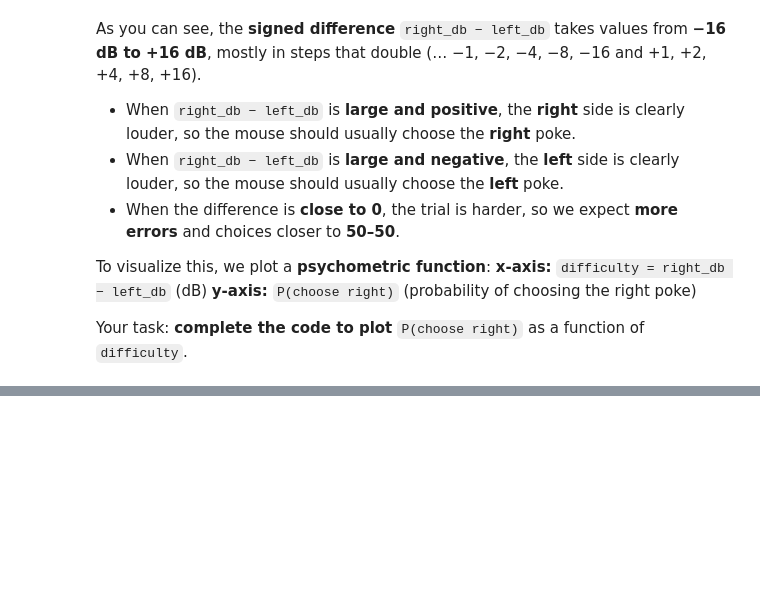
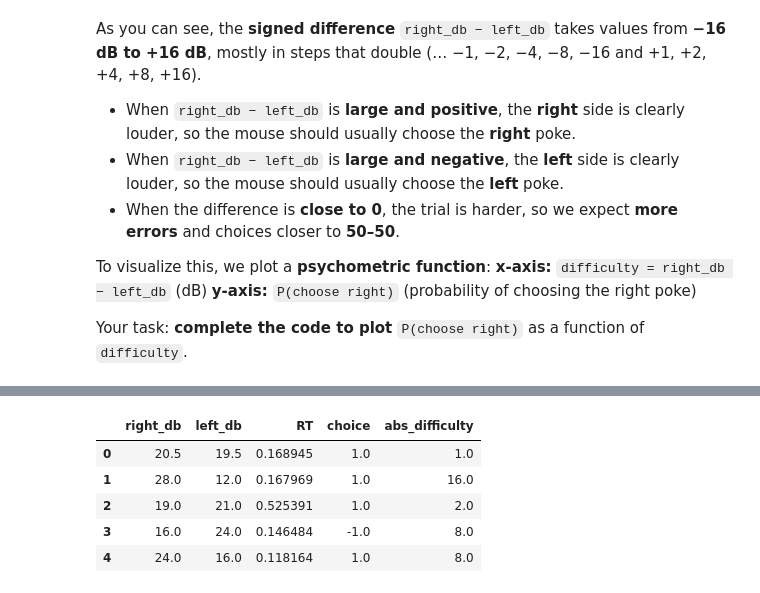
Before and after one commit to rakaar/workshop, a Jupyter notebook: draft.ipynb, the cells around one changed output, grey strips where cells are left out. Cells and saved outputs as stored; diff of their text form; code cells hidden in the pictures; blank space fills up the shorter version.

```diff
--- a/draft.ipynb
+++ b/draft.ipynb
@@ -77,0 +164,10 @@ Your task: **complete the code to plot** `P(choose right)` as a function of `dif
+# %%
+df['abs_difficulty'] = abs(df['right_db'] - df['left_db'])
+df.head()
+# %% [output]
+|  | right_db | left_db | RT | choice | abs_difficulty |
+| 0 | 20.5 | 19.5 | 0.168945 | 1.0 | 1.0 |
+| 1 | 28.0 | 12.0 | 0.167969 | 1.0 | 16.0 |
+| 2 | 19.0 | 21.0 | 0.525391 | 1.0 | 2.0 |
+| 3 | 16.0 | 24.0 | 0.146484 | -1.0 | 8.0 |
+| 4 | 24.0 | 16.0 | 0.118164 | 1.0 | 8.0 |
```
Also changed, not shown: parts of 15 cells of this notebook, 2 other files.
